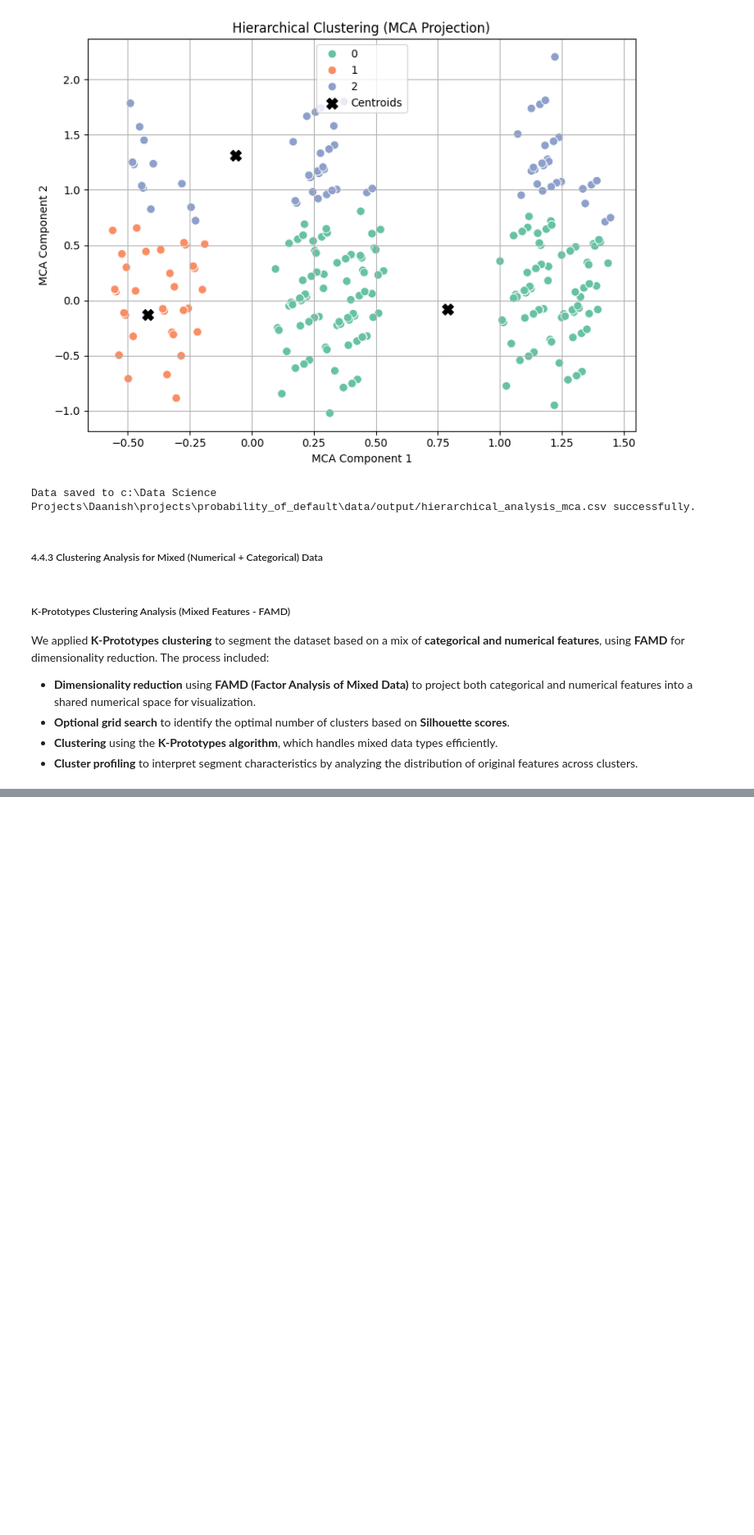
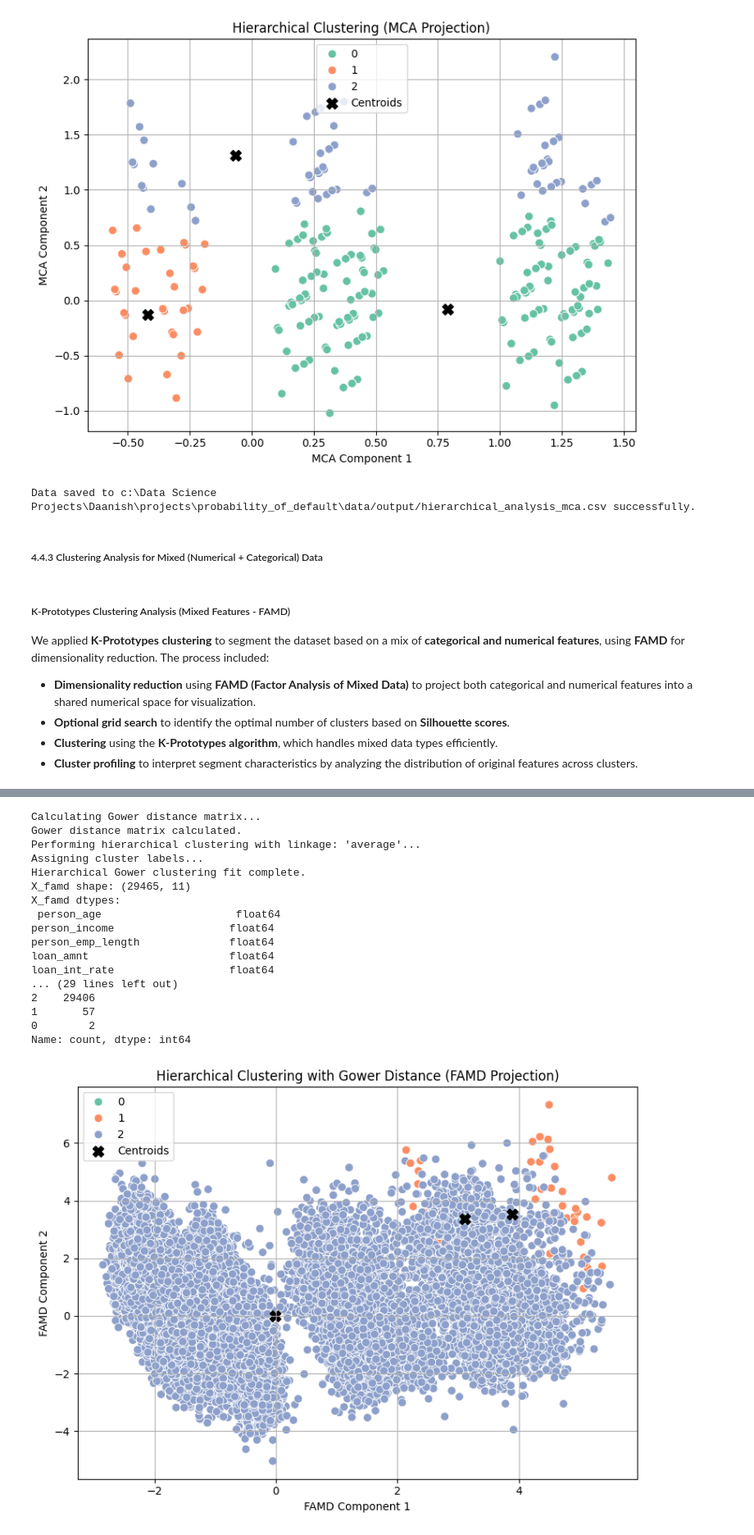
Before and after one commit to soleimanihamed/Daanish, a Jupyter notebook: projects/probability_of_default/main.ipynb, the cells around one changed output, grey strips where cells are left out. Shown at 82% size. Drawn from its saved outputs; the diff is of its cells as text; code cells hidden in the pictures; blank space fills up the shorter version.

Commit message:
Hierarchical Clustering Analysis with Gower Distance was added

```diff
--- a/projects/probability_of_default/main.ipynb
+++ b/projects/probability_of_default/main.ipynb
@@ -995,0 +988,78 @@ Cluster
+# %%
+# Initialize the HierarchicalGowerClustering class
+hierarchical_analyser = HierarchicalGowerClustering(
+    df=cleaned_df,
+    categorical_features=cat_features_without_target,
+    numerical_features=numerical_features,
+    n_clusters=3,  # Example: specify desired k, or use tune_mode
+    linkage_method='average', # Common linkage method
+    verbose=1, # Set to 1 or higher for more output
+    random_state=42,
+    tune_mode=None, # Optional: 'silhouette' or None
+    cluster_range=list(range(2, 7)), # Range of k to test if tune_mode='silhouette'
+    linkage_methods_to_tune=['average', 'complete'], # Linkage methods to test if tune_mode='silhouette'
+    scale=True,
+    scaling_method='zscore',
+    handle_skew=True,
+    skew_method='log',
+    skew_threshold=1.0
+)
+
+labels_hierarchical = hierarchical_analyser.labels_
+
+# Show tuning results (if any)
+if hierarchical_analyser.tuning_results_ is not None:
+    print("\n--- Hierarchical Clustering Tuning Results ---")
+    print(hierarchical_analyser.tuning_results_)
+    print(f"Best n_clusters found: {hierarchical_analyser.n_clusters}")
+    print(f"Best linkage method found: {hierarchical_analyser.linkage_method}")
+
+# Get 2D FAMD projection
+famd_components_hierarchical = hierarchical_analyser.project_clusters_famd()
+
+# Get cluster centers in FAMD space
+centroids_famd_hierarchical = hierarchical_analyser.get_cluster_means_in_2d_space(famd_components_hierarchical)
+
+# Visualize clusters in 2D using the utility class
+ClusterVisualisation.plot_clusters_2d(
+    components=famd_components_hierarchical, # DataFrame with FAMD components and 'Cluster' column
+    labels=labels_hierarchical, # Pass the labels explicitly or ensure components DF has 'Cluster'
+    centroids=centroids_famd_hierarchical, # DataFrame of 2D centroids, indexed by cluster label
+    title='Hierarchical Clustering with Gower Distance (FAMD Projection)',
+    xlabel="FAMD Component 1",
+    ylabel="FAMD Component 2"
+)
+
+# Profile clusters
+profile_hierarchical = hierarchical_analyser.profile_clusters()
+
+# Save the profiling results
+save_utils.save_dataframe_to_csv(
+    profile_hierarchical,
+    os.path.join(output_path, "hierarchical_gower_analysis.csv"),
+    overwrite=True,
+    index=True # Cluster profiles are typically indexed by cluster label
+)
+
+# Optionally print
+print("\n--- Hierarchical Gower Clustering Profile ---")
+print(profile_hierarchical)
+# %% [output]
+Calculating Gower distance matrix...
+Gower distance matrix calculated.
+Performing hierarchical clustering with linkage: 'average'...
+Assigning cluster labels...
+Hierarchical Gower clustering fit complete.
+X_famd shape: (29465, 11)
+X_famd dtypes:
+ person_age                     float64
+person_income                  float64
+person_emp_length              float64
+loan_amnt                      float64
+loan_int_rate                  float64
+... (29 lines left out)
+2    29406
+1       57
+0        2
+Name: count, dtype: int64
+[figure, added]
```
Also changed, not shown: parts of 6 cells of this notebook, 3 other files.
